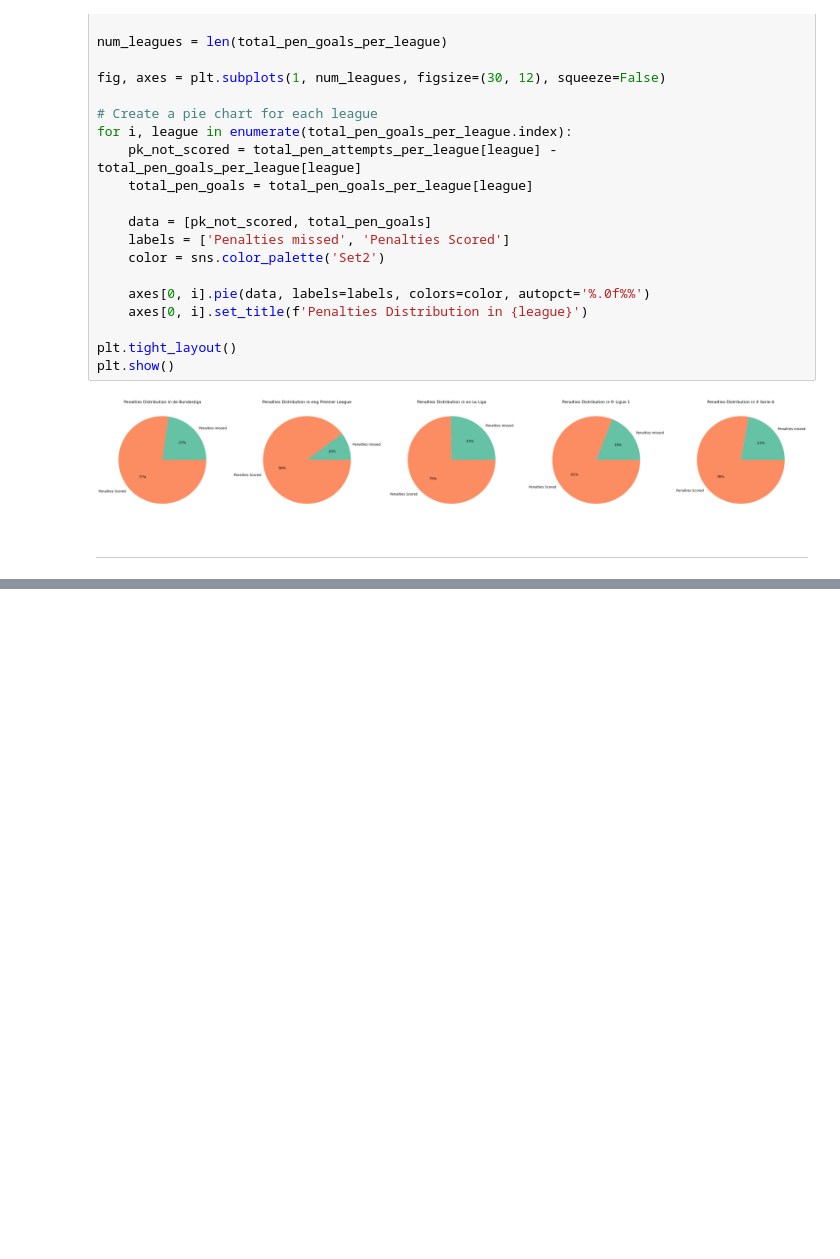
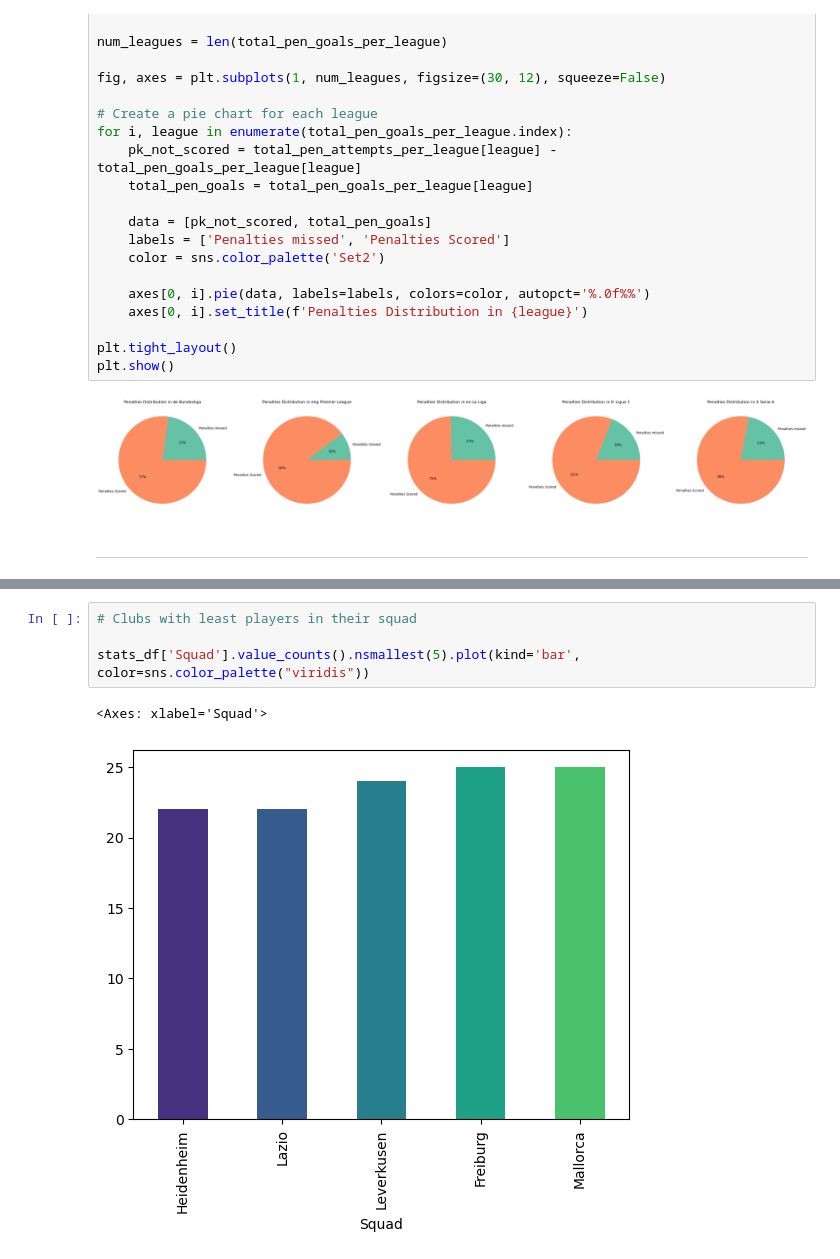
Before and after one commit to Draksis-AleX/5-Big-Soccer-Leaugues-Players-Stats-Analysis, a Jupyter notebook: 5-Big-Leagues-Player-Stats-Analysis.ipynb, the cells around one changed output, grey strips where cells are left out. Saved outputs shown, nothing was run; the diff lists cells and outputs as text; blank space fills up the shorter version.

```diff
--- a/5-Big-Leagues-Player-Stats-Analysis.ipynb
+++ b/5-Big-Leagues-Player-Stats-Analysis.ipynb
@@ -204,0 +251,7 @@ plt.show()
+# %%
+# Clubs with least players in their squad
+
+stats_df['Squad'].value_counts().nsmallest(5).plot(kind='bar', color=sns.color_palette("viridis"))
+# %% [output]
+<Axes: xlabel='Squad'>
+[figure, added]
```
Also changed, not shown: parts of 15 cells of this notebook.
